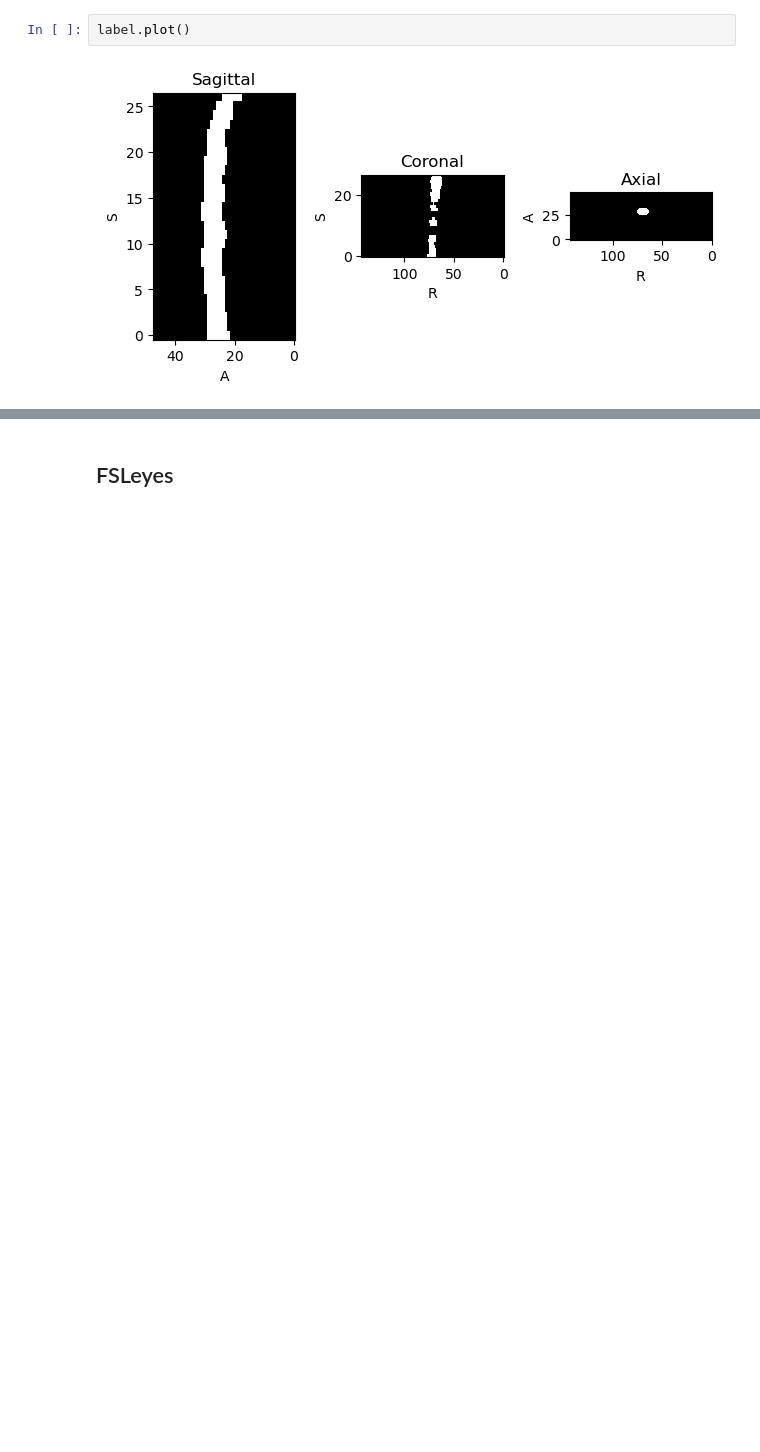
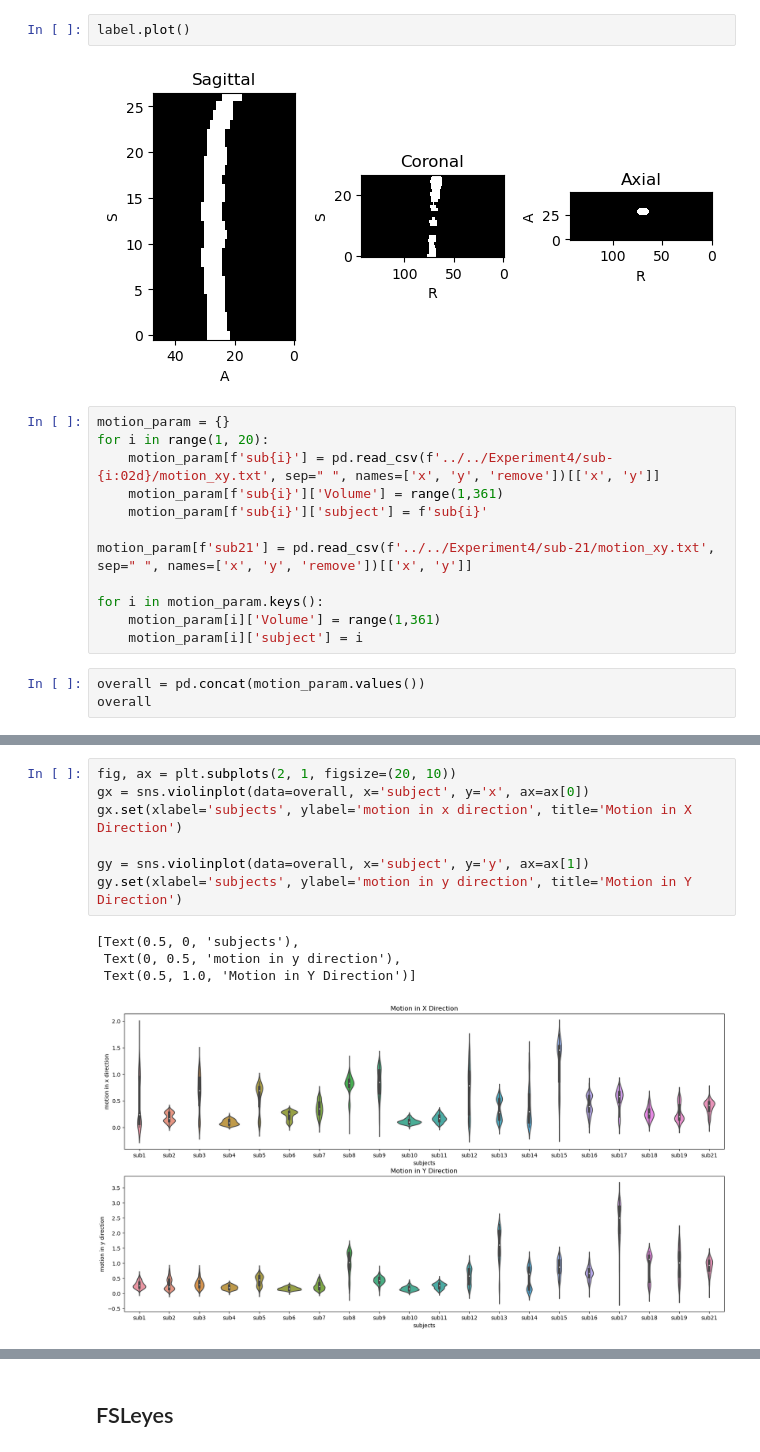
Before and after one commit to TimXdang/SpinalcordSeg, a Jupyter notebook: Playground 2.ipynb, the cells around one changed output, grey strips where cells are left out. Cells and saved outputs as stored; diff of their text form; blank space fills up the shorter version.

Commit message:
Find the subject with lowest motion

```diff
--- a/Playground 2.ipynb
+++ b/Playground 2.ipynb
@@ -38,3 +39,18 @@ LabelMap(shape: (1, 144, 48, 27); spacing: (0.97, 0.97, 3.00); orientation: LAS+
 label.plot()
 # %% [output]
 [figure]
+# %%
+motion_param = {}
+for i in range(1, 20):
+    motion_param[f'sub{i}'] = pd.read_csv(f'../../Experiment4/sub-{i:02d}/motion_xy.txt', sep=" ", names=['x', 'y', 'remove'])[['x', 'y']]
+    motion_param[f'sub{i}']['Volume'] = range(1,361)
+    motion_param[f'sub{i}']['subject'] = f'sub{i}'
+
+motion_param[f'sub21'] = pd.read_csv(f'../../Experiment4/sub-21/motion_xy.txt', sep=" ", names=['x', 'y', 'remove'])[['x', 'y']]
+
+for i in motion_param.keys():
+    motion_param[i]['Volume'] = range(1,361)
+    motion_param[i]['subject'] = i
+# %%
+overall = pd.concat(motion_param.values())
+overall
@@ -40,0 +71,12 @@ label.plot()
+# %%
+fig, ax = plt.subplots(2, 1, figsize=(20, 10))
+gx = sns.violinplot(data=overall, x='subject', y='x', ax=ax[0])
+gx.set(xlabel='subjects', ylabel='motion in x direction', title='Motion in X Direction')
+
+gy = sns.violinplot(data=overall, x='subject', y='y', ax=ax[1])
+gy.set(xlabel='subjects', ylabel='motion in y direction', title='Motion in Y Direction')
+# %% [output]
+[Text(0.5, 0, 'subjects'),
+ Text(0, 0.5, 'motion in y direction'),
+ Text(0.5, 1.0, 'Motion in Y Direction')]
+[figure, added]
```
Also changed, not shown: parts of 16 cells of this notebook.
